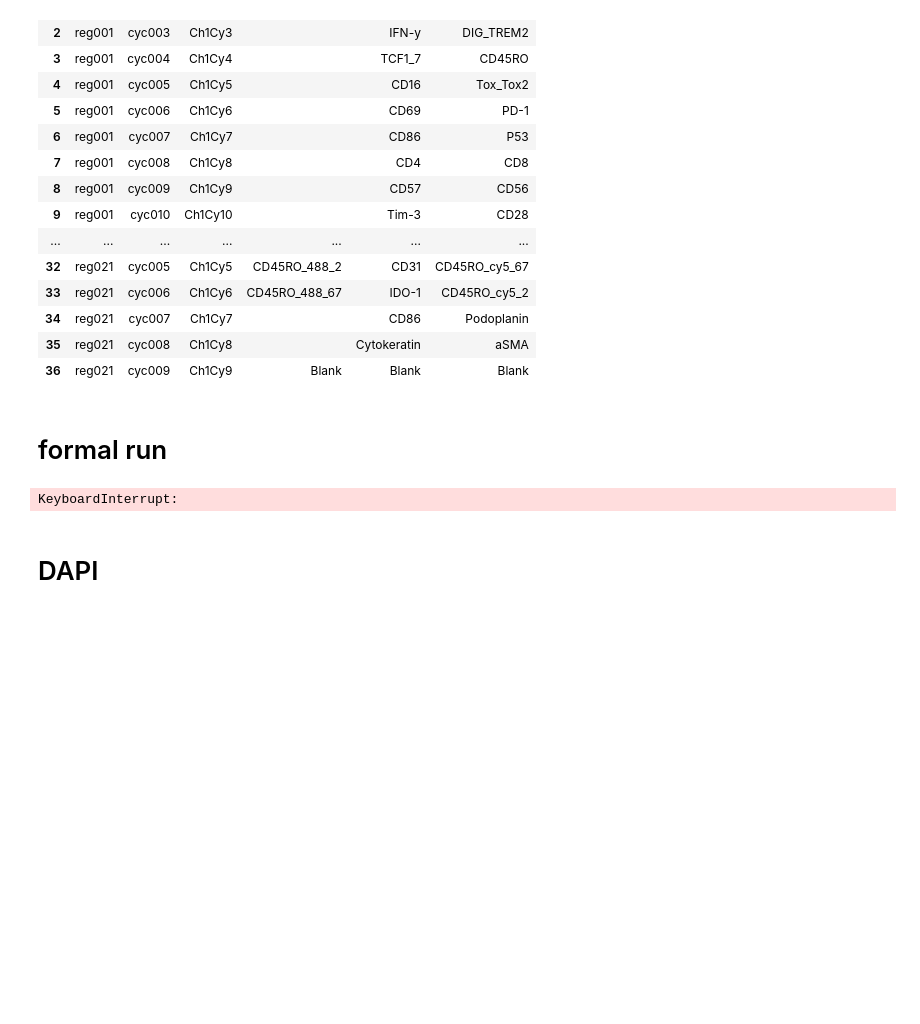
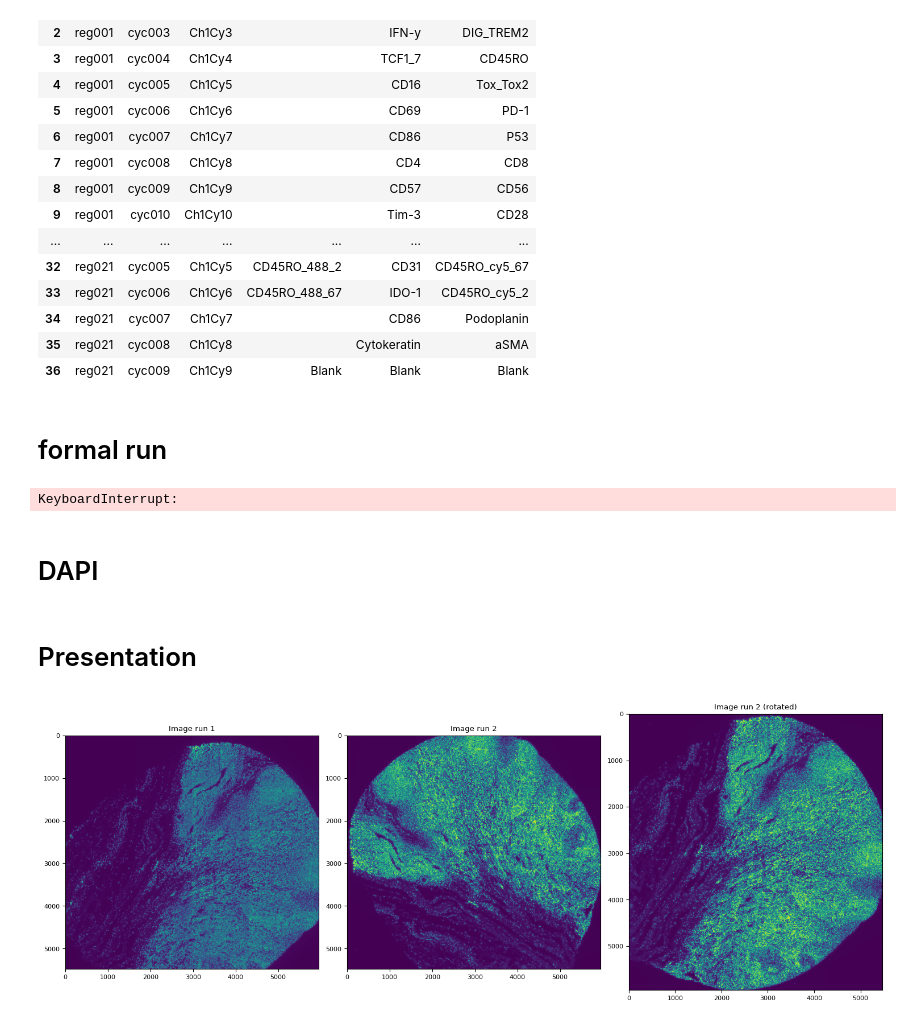
Before and after one commit to wuwenrui555/pipeline, a Jupyter notebook: pycodex/sift_plot_src_on_dst_coordinate/test.ipynb, the cells around one changed output. Cells and saved outputs as stored; diff of their text form; code cells hidden in the pictures; blank space fills up the shorter version.

```diff
--- a/pycodex/sift_plot_src_on_dst_coordinate/test.ipynb
+++ b/pycodex/sift_plot_src_on_dst_coordinate/test.ipynb
@@ -294,3 +280,34 @@ for i, row in tqdm(df_parameter_alignment.iterrows(), total=df_parameter_alignme
         metadata={"axes": "CYX", "Channel": {"Name": dapi_names}},
         ome=True,
     )
+# %% [markdown]
+# Presentation
+# %%
+im_raw_1 = tifffile.imread(
+    "/mnt/nfs/storage/RCC/RCC_formal_CODEX/RCC_TMA543-run1/images/final/reg001/reg001_cyc001_ch001_Ch1Cy1.tif"
+)
+im_raw_2 = tifffile.imread(
+    "/mnt/nfs/storage/RCC/RCC_formal_CODEX/RCC_TMA543-run2/images/final/reg021/reg021_cyc001_ch001_Ch1Cy1.tif"
+)
+im_raw_2_rot = np.rot90(im_raw_2, 3)
+im_alignment = tifffile.imread(
+    "/mnt/nfs/home/wenruiwu/projects/bidmc-jiang-rcc/output/data/01_alignment/TMA543_run1=reg001_run2=reg021/run2/reg021_cyc001_ch001_Ch1Cy1.tiff"
+)
+# %%
+import matplotlib.pyplot as plt
+
+fig, axes = plt.subplots(1, 3, figsize=(15, 15))
+axes = axes.flatten()
+
+axes[0].imshow(im_raw_1)
+axes[0].set_title("Image run 1")
+
+axes[1].imshow(im_raw_2)
+axes[1].set_title("Image run 2")
+
+axes[2].imshow(im_raw_2_rot)
+axes[2].set_title("Image run 2 (rotated)")
+
+plt.tight_layout()
+# %% [output]
+[figure, added]
```
Also changed, not shown: parts of 6 cells of this notebook, 21 other files.
